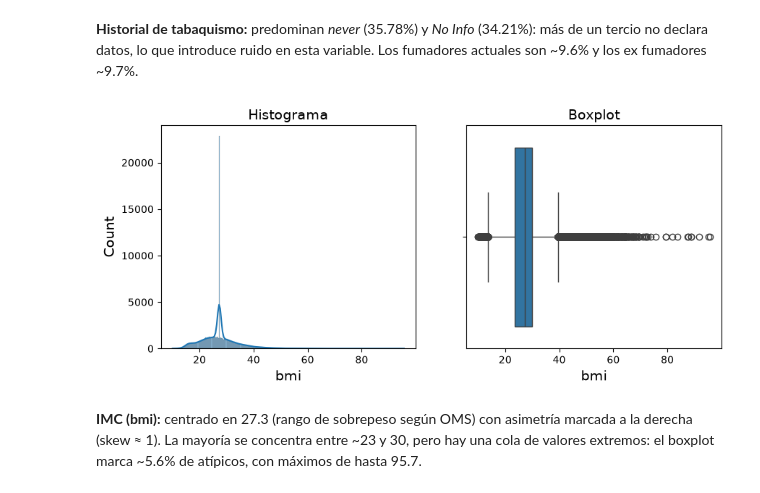
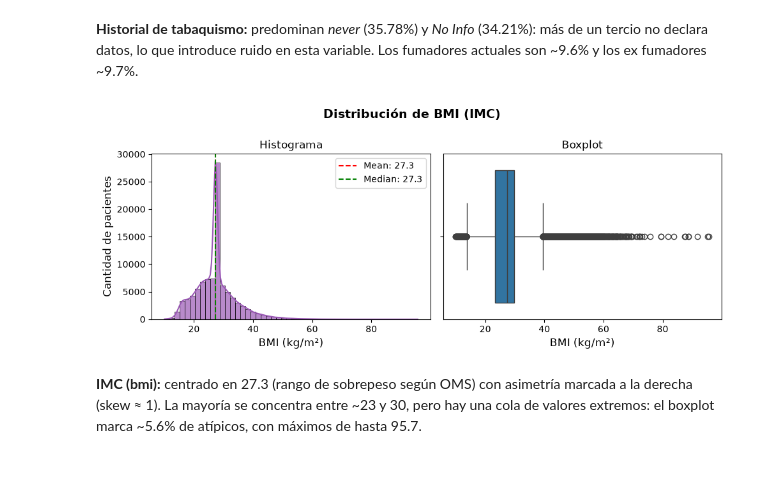
Before and after one commit to JulyAnAr88/mg-datos, a Jupyter notebook: automatizacion-test/proyecto-aprendizaje-automatico.ipynb, the cells around one changed output. Drawn from its saved outputs; the diff is of its cells as text; code cells hidden in the pictures.

```diff
--- a/automatizacion-test/proyecto-aprendizaje-automatico.ipynb
+++ b/automatizacion-test/proyecto-aprendizaje-automatico.ipynb
@@ -188,16 +279,24 @@ plt.show()
 **Historial de tabaquismo:** predominan *never* (35.78%) y *No Info* (34.21%): más de un tercio no declara datos, lo que introduce ruido en esta variable. Los fumadores actuales son ~9.6% y los ex fumadores ~9.7%.
 # %%
 fig, axes = plt.subplots(1, 2, figsize=(10, 4))
+fig.suptitle('Distribución de BMI (IMC)', fontsize=14, fontweight='bold')
 
-sns.histplot(x=diabetes["bmi"], kde=True, ax=axes[0])
+sns.histplot(data=diabetes, x='bmi', bins=50, kde=True, color='#9b59b6', edgecolor='black', alpha=0.7, ax=axes[0])
+axes[0].set_xlabel('BMI (kg/m²)', fontsize=12)
+axes[0].set_ylabel('Cantidad de pacientes', fontsize=12)
+axes[0].axvline(diabetes['bmi'].mean(), color='red', linestyle='--', label=f'Mean: {diabetes["bmi"].mean():.1f}')
+axes[0].axvline(diabetes['bmi'].median(), color='green', linestyle='--', label=f'Median: {diabetes["bmi"].median():.1f}')
+axes[0].legend()
 axes[0].set_title("Histograma")
 
 sns.boxplot(x=diabetes["bmi"], ax=axes[1])
+axes[1].set_xlabel('BMI (kg/m²)', fontsize=12)
 axes[1].set_title("Boxplot")
 
+plt.tight_layout(rect=[0, 0, 1, 0.98])
 plt.show()
 # %% [output]
-[figure, old version]
+[figure, new version]
 # %% [markdown]
 **IMC (bmi):** centrado en 27.3 (rango de sobrepeso según OMS) con asimetría marcada a la derecha (skew ≈ 1). La mayoría se concentra entre ~23 y 30, pero hay una cola de valores extremos: el boxplot marca ~5.6% de atípicos, con máximos de hasta 95.7.
 # %%
```
Also changed, not shown: parts of 23 cells of this notebook, 1 other file.
